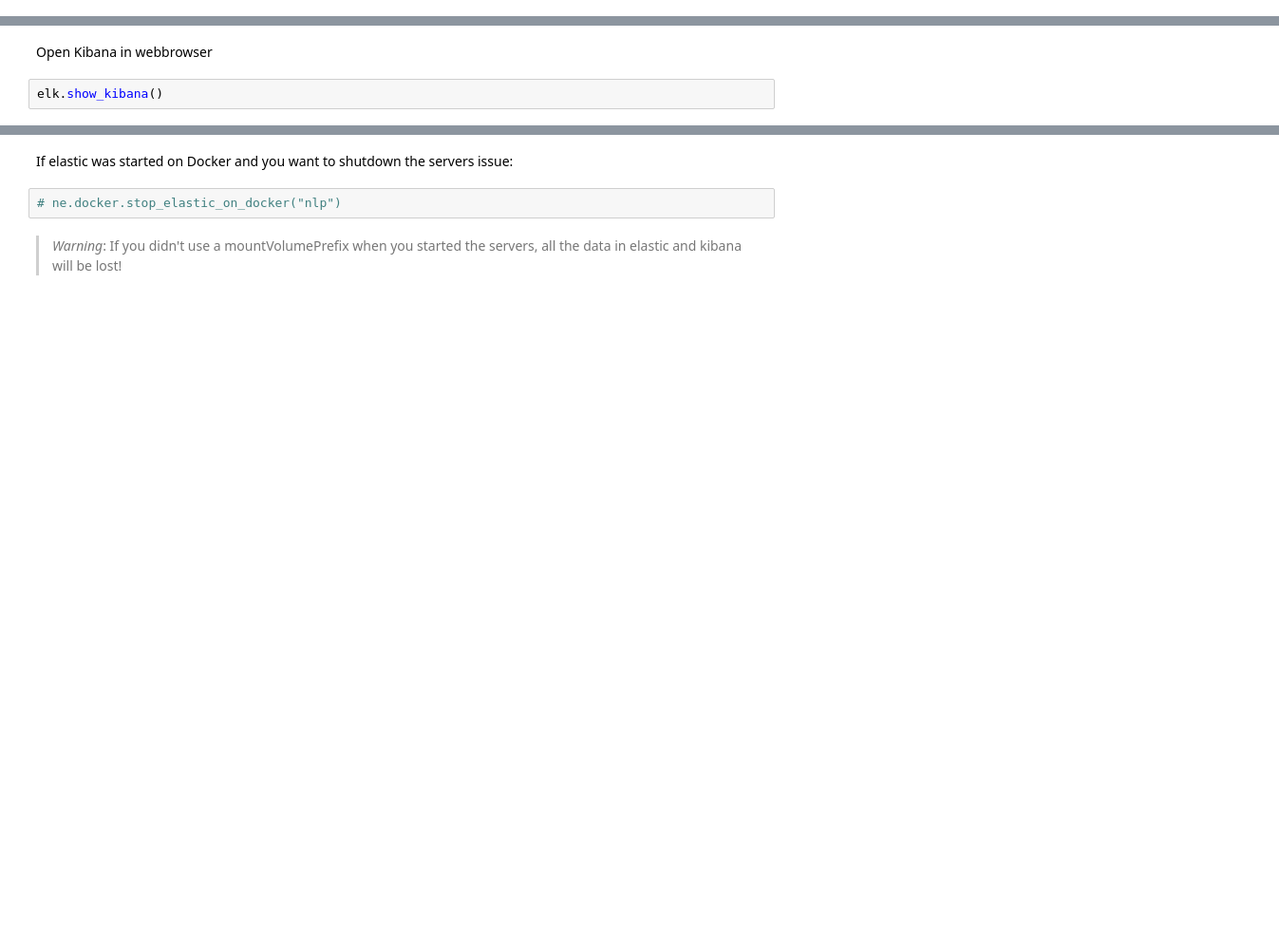
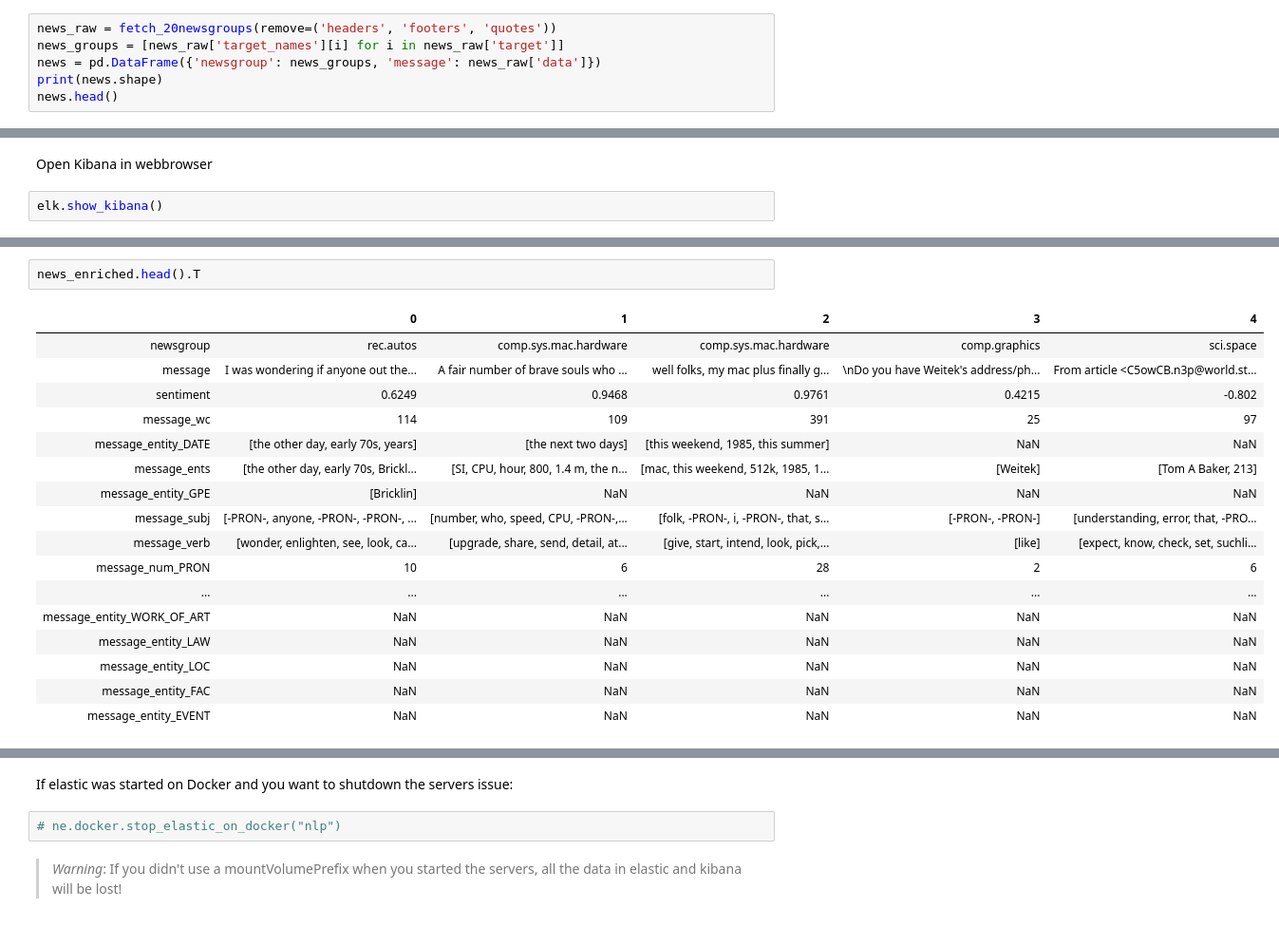
Before and after one commit to d-one/NLPeasy, a Jupyter notebook: demo.ipynb, the cells around one changed output, grey strips where cells are left out. Shown at 95% size. Cells and saved outputs as stored; diff of their text form; blank space fills up the shorter version.

```diff
--- a/demo.ipynb
+++ b/demo.ipynb
@@ -25,0 +61,6 @@ setup stages in the NLP pipeline and set textfields
+# %%
+news_raw = fetch_20newsgroups(remove=('headers', 'footers', 'quotes'))
+news_groups = [news_raw['target_names'][i] for i in news_raw['target']]
+news = pd.DataFrame({'newsgroup': news_groups, 'message': news_raw['data']})
+print(news.shape)
+news.head()
@@ -62,0 +137,20 @@ elk.show_kibana()
+# %%
+news_enriched.head().T
+# %% [output]
+|  | 0 | 1 | 2 | 3 | 4 |
+| newsgroup | rec.autos | comp.sys.mac.hardware | comp.sys.mac.hardware | comp.graphics | sci.space |
+| message | I was wondering if anyone out the... | A fair number of brave souls who ... | well folks, my mac plus finally g... | \nDo you have Weitek's address/ph... | From article <C5owCB.n3p@world.st... |
+| sentiment | 0.6249 | 0.9468 | 0.9761 | 0.4215 | -0.802 |
+| message_wc | 114 | 109 | 391 | 25 | 97 |
+| message_entity_DATE | [the other day, early 70s, years] | [the next two days] | [this weekend, 1985, this summer] | NaN | NaN |
+| message_ents | [the other day, early 70s, Brickl... | [SI, CPU, hour, 800, 1.4 m, the n... | [mac, this weekend, 512k, 1985, 1... | [Weitek] | [Tom A Baker, 213] |
+| message_entity_GPE | [Bricklin] | NaN | NaN | NaN | NaN |
+| message_subj | [-PRON-, anyone, -PRON-, -PRON-, ... | [number, who, speed, CPU, -PRON-,... | [folk, -PRON-, i, -PRON-, that, s... | [-PRON-, -PRON-] | [understanding, error, that, -PRO... |
+| message_verb | [wonder, enlighten, see, look, ca... | [upgrade, share, send, detail, at... | [give, start, intend, look, pick,... | [like] | [expect, know, check, set, suchli... |
+| message_num_PRON | 10 | 6 | 28 | 2 | 6 |
+| ... | ... | ... | ... | ... | ... |
+| message_entity_WORK_OF_ART | NaN | NaN | NaN | NaN | NaN |
+| message_entity_LAW | NaN | NaN | NaN | NaN | NaN |
+| message_entity_LOC | NaN | NaN | NaN | NaN | NaN |
+| message_entity_FAC | NaN | NaN | NaN | NaN | NaN |
+| message_entity_EVENT | NaN | NaN | NaN | NaN | NaN |
```
Also changed, not shown: parts of 39 cells of this notebook, 3 other files.
